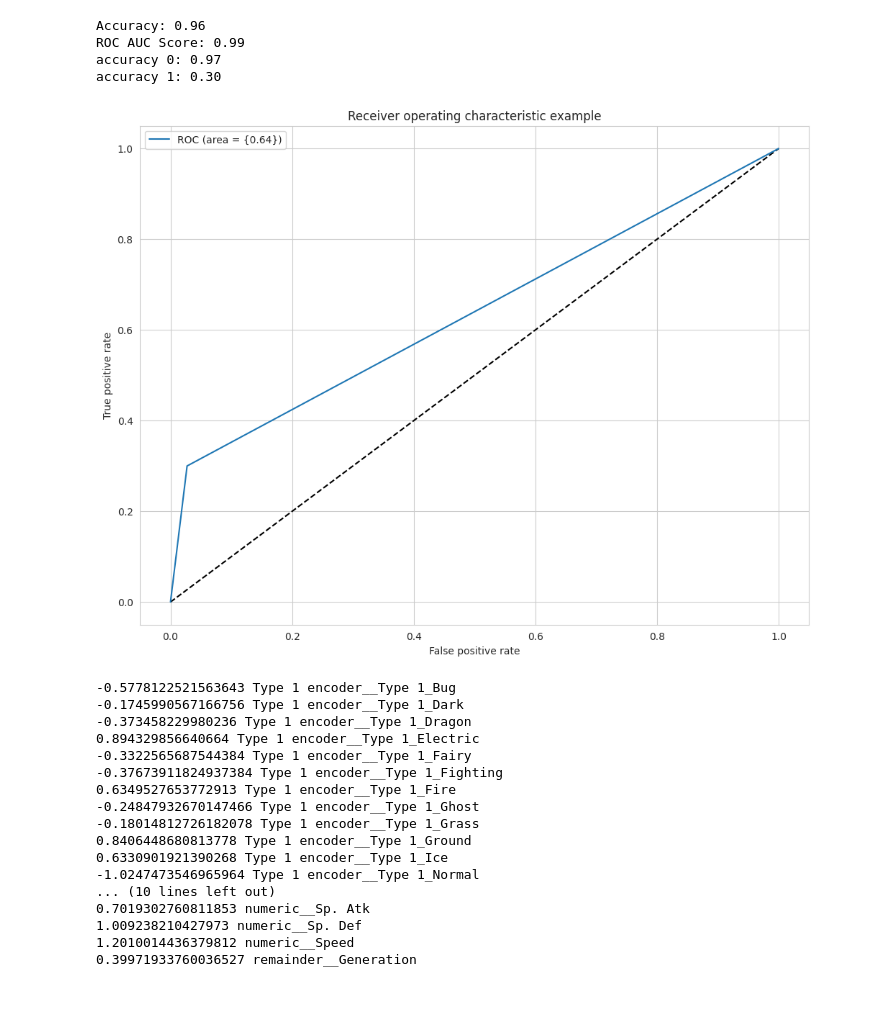
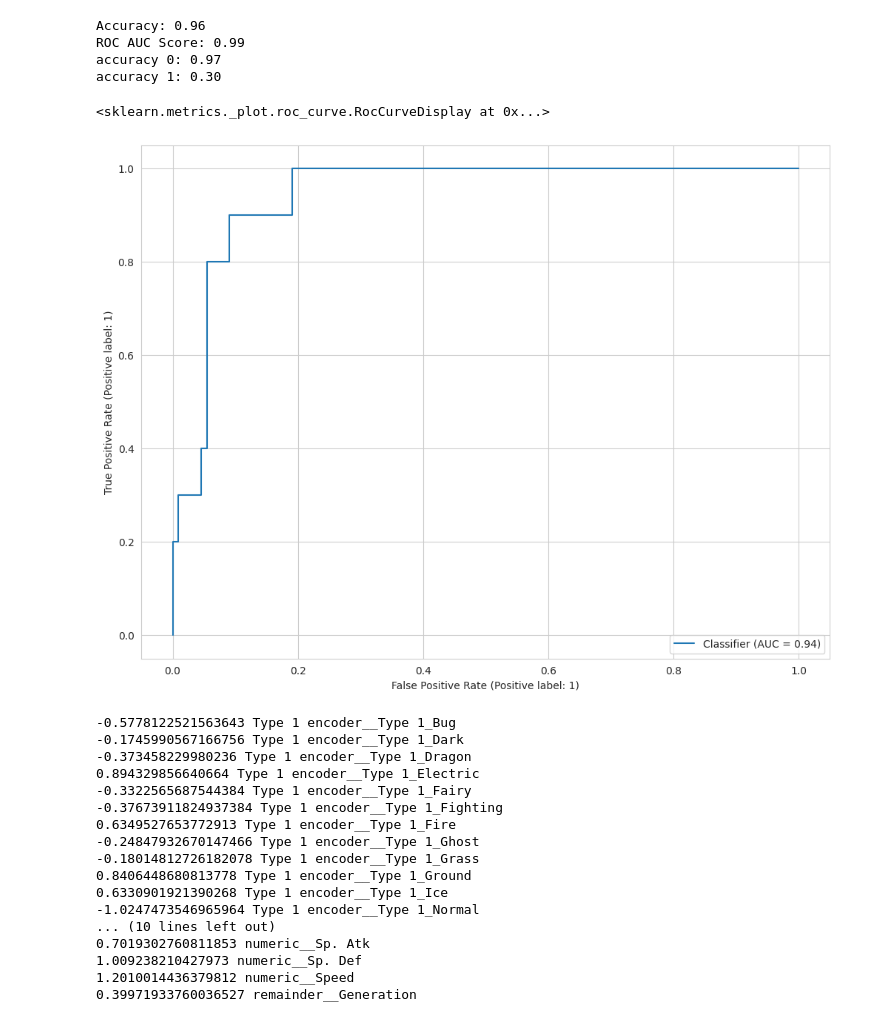
Before and after one commit to CaptnClementine/-BI-ml-2024, a Jupyter notebook: 02_HW_Regr/code/Linear_models.ipynb, the cells around one changed output. Drawn from its saved outputs; the diff is of its cells as text; code cells hidden in the pictures.

```diff
--- a/02_HW_Regr/code/Linear_models.ipynb
+++ b/02_HW_Regr/code/Linear_models.ipynb
@@ -959,16 +969,8 @@ auc = metrics.roc_auc_score(y_test, y_test_pred)
-# %%
-# Plot ROC AUC curve
-plt.figure()
-plt.plot([0, 1], [0, 1], 'k--')
-
-plt.plot(fpr, tpr, label='ROC (area = {%.2f})' % auc)
-plt.xlabel('False positive rate')
-plt.ylabel('True positive rate')
-plt.title('Receiver operating characteristic example')
-plt.legend(loc='best')
-plt.show()
-# %% [output]
-[figure, removed]
+# %%
+RocCurveDisplay.from_predictions(y_test, probs)
+# %% [output]
+<sklearn.metrics._plot.roc_curve.RocCurveDisplay at 0x...>
+[figure, added]
 # %%
 for i in range(0, len(logr_pipeline['preprocessor'].get_feature_names_out())):
   print(logr_pipeline['LogRegres'].coef_[0][i], logr_pipeline['preprocessor'].get_feature_names_out()[i])
```
Also changed, not shown: parts of 12 cells of this notebook.
